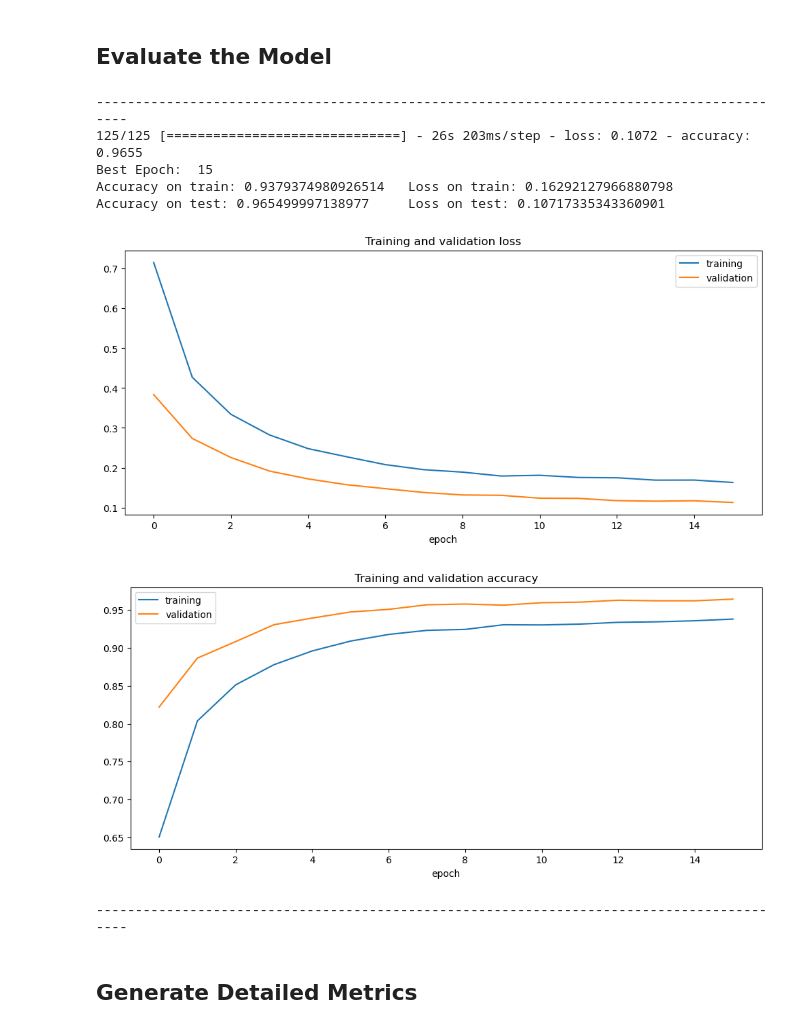
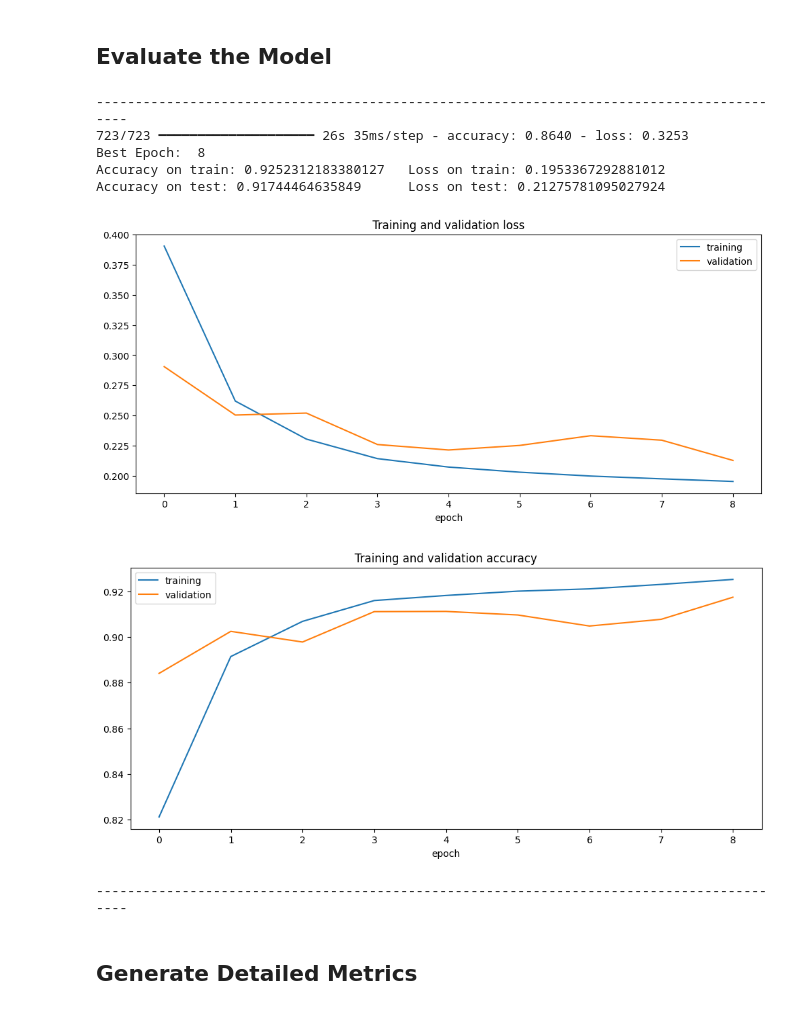
Before and after one commit to rbodarve/CCDEPLRL_PROJECT, a Jupyter notebook: mobilenetv2-model.ipynb, the cells around one changed output. Saved outputs shown, nothing was run; the diff lists cells and outputs as text; code cells hidden in the pictures.

```diff
--- a/mobilenetv2-model.ipynb
+++ b/mobilenetv2-model.ipynb
@@ -324,8 +430,8 @@ log_dir="logs/fit/" + datetime.datetime.now().strftime("%Y%m%d-%H%M%S")
 tensorboard_callback = TensorBoard(log_dir=log_dir, write_graph=True, histogram_freq=1)
 
 # Save model to the model directory
-checkpoint_filepath = 'model/ModelWeights.h5'
-model_save_path = 'model/model.h5'
+checkpoint_filepath = 'model/ModelWeights_all_224.weights.h5'
+model_save_path = 'model/model_all_224.h5'
 
 model_checkpoints = ModelCheckpoint(filepath=checkpoint_filepath,
                                     save_weights_only=True,
@@ -368,3 +474,18 @@ Epoch 2: val_loss improved from 0.38376 to 0.27347, saving model to model\ModelW
 Epoch 28: early stopping
 
 Restoring best weights...
+# %%
+# TRAIN MODEL V2
+
+print('Training model...')
+# Uncomment to load pre-trained weights if available
+# model.load_weights('./model/ModelWeights.h5')
+
+history = model.fit(train_gen,
+                    epochs=epochs,
+                    callbacks=callbacks,
+                    validation_data=val_gen,
+)
+
+print('\nRestoring best weights...')
+model.load_weights(checkpoint_filepath)
@@ -392,40 +541,59 @@ def print_graph(item, index, history):
 
 
 def get_best_epoch(test_loss, history):
     for key, item in enumerate(history.history.items()):
         (name, arr) = item
         if name == 'val_loss':
             for i in range(len(arr)):
                 if round(test_loss, 2) == round(arr[i], 2):
                     return i
     return len(history.history['val_loss']) - 1  # Return last epoch if not found
 
+# def model_summary(model, history):
+#     print('---'*30)
+#     test_loss, test_accuracy = model.evaluate(X_test_nn, y_test, verbose=1)
+
+#     if history:
+#         index = get_best_epoch(test_loss, history)
+#         print('Best Epoch: ', index)
+
+#         train_accuracy = history.history['accuracy'][index]
+#         train_loss = history.history['loss'][index]
+
+#         print('Accuracy on train:', train_accuracy, '\tLoss on train:', train_loss)
+#         print('Accuracy on test:', test_accuracy, '\tLoss on test:', test_loss)
+#         print_graph('loss', index+1, history)
+#         print_graph('accuracy', index+1, history)
+#         print('---'*30)
+
+# MODEL SUMMARY V2
 def model_summary(model, history):
     print('---'*30)
-    test_loss, test_accuracy = model.evaluate(X_test_nn, y_test, verbose=1)
+    test_loss, test_accuracy = model.evaluate(val_gen, verbose=1)
 
     if history:
         index = get_best_epoch(test_loss, history)
         print('Best Epoch: ', index)
 
         train_accuracy = history.history['accuracy'][index]
         train_loss = history.history['loss'][index]
 
         print('Accuracy on train:', train_accuracy, '\tLoss on train:', train_loss)
         print('Accuracy on test:', test_accuracy, '\tLoss on test:', test_loss)
         print_graph('loss', index+1, history)
         print_graph('accuracy', index+1, history)
         print('---'*30)
 
+
 model_summary(model, history)
 # %% [output]
 ------------------------------------------------------------------------------------------
-125/125 [==============================] - 26s 203ms/step - loss: 0.1072 - accuracy: 0.9655
-Best Epoch:  15
-Accuracy on train: 0.9379374980926514   Loss on train: 0.16292127966880798
-Accuracy on test: 0.965499997138977     Loss on test: 0.10717335343360901
+723/723 ━━━━━━━━━━━━━━━━━━━━ 26s 35ms/step - accuracy: 0.8640 - loss: 0.3253
+Best Epoch:  8
+Accuracy on train: 0.9252312183380127   Loss on train: 0.1953367292881012
+Accuracy on test: 0.91744464635849      Loss on test: 0.21275781095027924
-[figure, old version]
+[figure, new version]
-[figure, old version]
+[figure, new version]
 ------------------------------------------------------------------------------------------
 # %% [markdown]
 ## Generate Detailed Metrics
```
Also changed, not shown: parts of 20 cells of this notebook, 26 other files.
